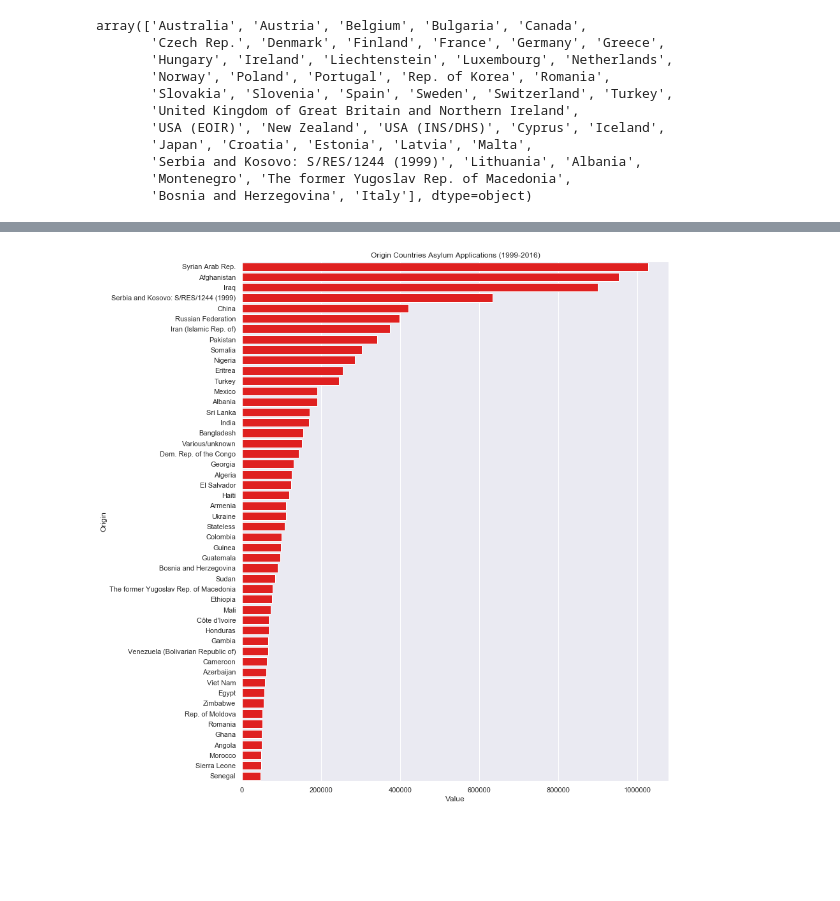
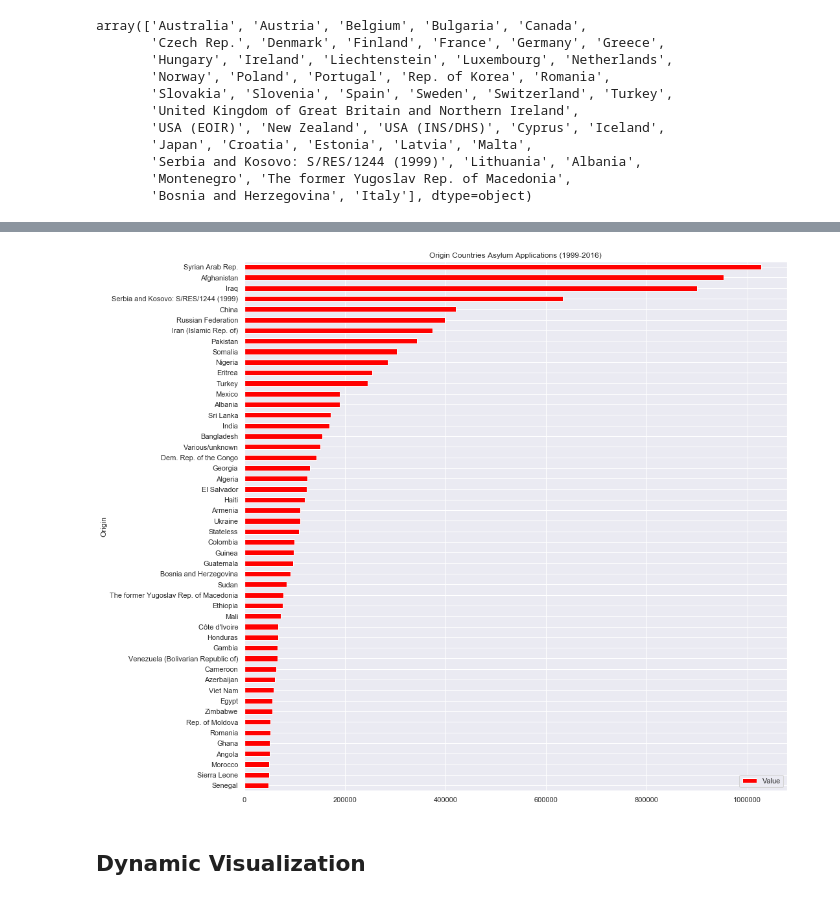
Before and after one commit to juanitorduz/probono_opendata_td, a Jupyter notebook: notebooks/refugee_example.ipynb, the cells around one changed output, grey strips where cells are left out. Cells and saved outputs as stored; diff of their text form; code cells hidden in the pictures; blank space fills up the shorter version.

```diff
--- a/notebooks/refugee_example.ipynb
+++ b/notebooks/refugee_example.ipynb
@@ -161,18 +166,20 @@ ax.set(title='Target Countries Asylum Applications (1999-2016)');
 # %%
-fig, ax= plt.subplots(figsize=(12, 15))
+fig, ax= plt.subplots(figsize=(15, 15))
 
 data_df \
     .groupby('Origin', as_index=False) \
     .agg({'Value' : np.sum}) \
-    .sort_values('Value', ascending=False) \
-    .head(50) \
-    .pipe((sns.barplot, 'data'),
-        y='Origin',
-        x='Value',
+    .sort_values('Value', ascending=True) \
+    .tail(50) \
+    .plot(kind='barh',
+        x='Origin',
+        y='Value',
         color='red',
         ax=ax
     )
 
 ax.set(title='Origin Countries Asylum Applications (1999-2016)');
 # %% [output]
-[figure, old version]
+[figure, new version]
+# %% [markdown]
+## Dynamic Visualization
```
Also changed, not shown: parts of 10 cells of this notebook.
